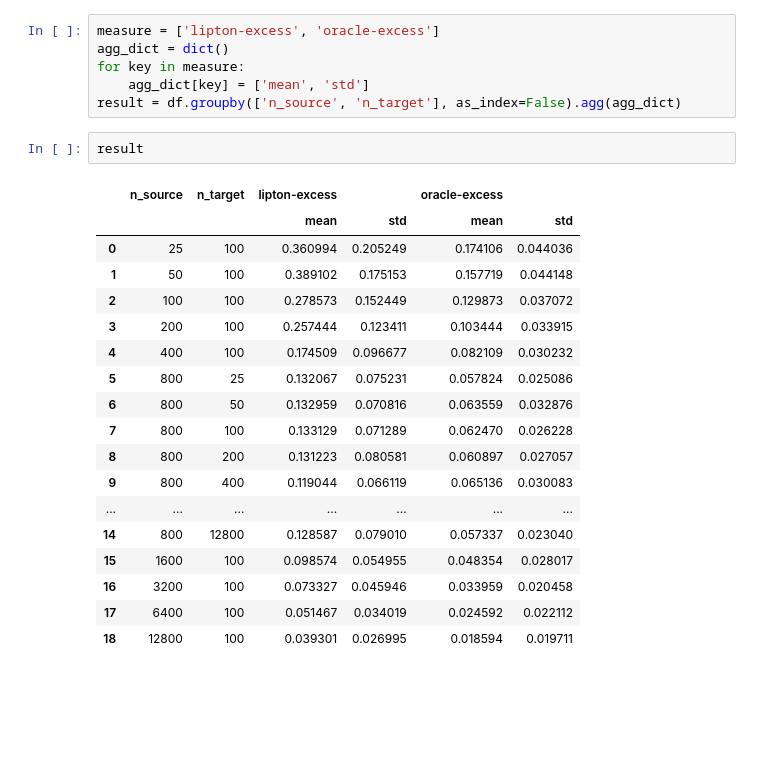
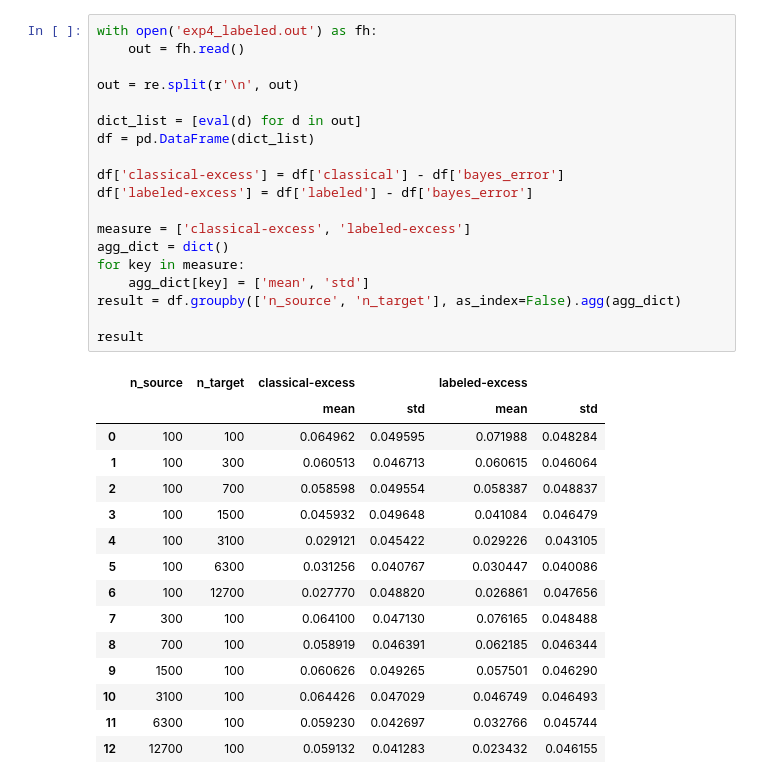
Before and after one commit to smaityumich/label-shift, a Jupyter notebook: plots.ipynb, the cells around one changed output. Drawn from its saved outputs; the diff is of its cells as text; blank space fills up the shorter version.

```diff
--- a/plots.ipynb
+++ b/plots.ipynb
@@ -39,30 +77,38 @@ df
 # %%
-measure = ['lipton-excess', 'oracle-excess']
+with open('exp4_labeled.out') as fh:
+    out = fh.read()
+
+out = re.split(r'\n', out)
+
+dict_list = [eval(d) for d in out]
+df = pd.DataFrame(dict_list)
+
+df['classical-excess'] = df['classical'] - df['bayes_error']
+df['labeled-excess'] = df['labeled'] - df['bayes_error']
+
+measure = ['classical-excess', 'labeled-excess']
 agg_dict = dict()
 for key in measure:
     agg_dict[key] = ['mean', 'std']
 result = df.groupby(['n_source', 'n_target'], as_index=False).agg(agg_dict)
+
+result
+# %% [output]
+|  | n_source | n_target | classical-excess |  | labeled-excess |  |
+|  |  |  | mean | std | mean | std |
+| 0 | 100 | 100 | 0.064962 | 0.049595 | 0.071988 | 0.048284 |
+| 1 | 100 | 300 | 0.060513 | 0.046713 | 0.060615 | 0.046064 |
+| 2 | 100 | 700 | 0.058598 | 0.049554 | 0.058387 | 0.048837 |
+| 3 | 100 | 1500 | 0.045932 | 0.049648 | 0.041084 | 0.046479 |
+| 4 | 100 | 3100 | 0.029121 | 0.045422 | 0.029226 | 0.043105 |
+| 5 | 100 | 6300 | 0.031256 | 0.040767 | 0.030447 | 0.040086 |
+| 6 | 100 | 12700 | 0.027770 | 0.048820 | 0.026861 | 0.047656 |
+| 7 | 300 | 100 | 0.064100 | 0.047130 | 0.076165 | 0.048488 |
+| 8 | 700 | 100 | 0.058919 | 0.046391 | 0.062185 | 0.046344 |
+| 9 | 1500 | 100 | 0.060626 | 0.049265 | 0.057501 | 0.046290 |
+| 10 | 3100 | 100 | 0.064426 | 0.047029 | 0.046749 | 0.046493 |
+| 11 | 6300 | 100 | 0.059230 | 0.042697 | 0.032766 | 0.045744 |
+| 12 | 12700 | 100 | 0.059132 | 0.041283 | 0.023432 | 0.046155 |
-# %%
-result
-# %% [output]
-|  | n_source | n_target | lipton-excess |  | oracle-excess |  |
-|  |  |  | mean | std | mean | std |
-| 0 | 25 | 100 | 0.360994 | 0.205249 | 0.174106 | 0.044036 |
-| 1 | 50 | 100 | 0.389102 | 0.175153 | 0.157719 | 0.044148 |
-| 2 | 100 | 100 | 0.278573 | 0.152449 | 0.129873 | 0.037072 |
-| 3 | 200 | 100 | 0.257444 | 0.123411 | 0.103444 | 0.033915 |
-| 4 | 400 | 100 | 0.174509 | 0.096677 | 0.082109 | 0.030232 |
-| 5 | 800 | 25 | 0.132067 | 0.075231 | 0.057824 | 0.025086 |
-| 6 | 800 | 50 | 0.132959 | 0.070816 | 0.063559 | 0.032876 |
-| 7 | 800 | 100 | 0.133129 | 0.071289 | 0.062470 | 0.026228 |
-| 8 | 800 | 200 | 0.131223 | 0.080581 | 0.060897 | 0.027057 |
-| 9 | 800 | 400 | 0.119044 | 0.066119 | 0.065136 | 0.030083 |
-| ... | ... | ... | ... | ... | ... | ... |
-| 14 | 800 | 12800 | 0.128587 | 0.079010 | 0.057337 | 0.023040 |
-| 15 | 1600 | 100 | 0.098574 | 0.054955 | 0.048354 | 0.028017 |
-| 16 | 3200 | 100 | 0.073327 | 0.045946 | 0.033959 | 0.020458 |
-| 17 | 6400 | 100 | 0.051467 | 0.034019 | 0.024592 | 0.022112 |
-| 18 | 12800 | 100 | 0.039301 | 0.026995 | 0.018594 | 0.019711 |
 # %%
 result1 = result.loc[result['n_target'] == 100]
 fig, ax = plt.subplots(1, 2, figsize = (10, 5))
```
Also changed, not shown: parts of 6 cells of this notebook, 5 other files.
